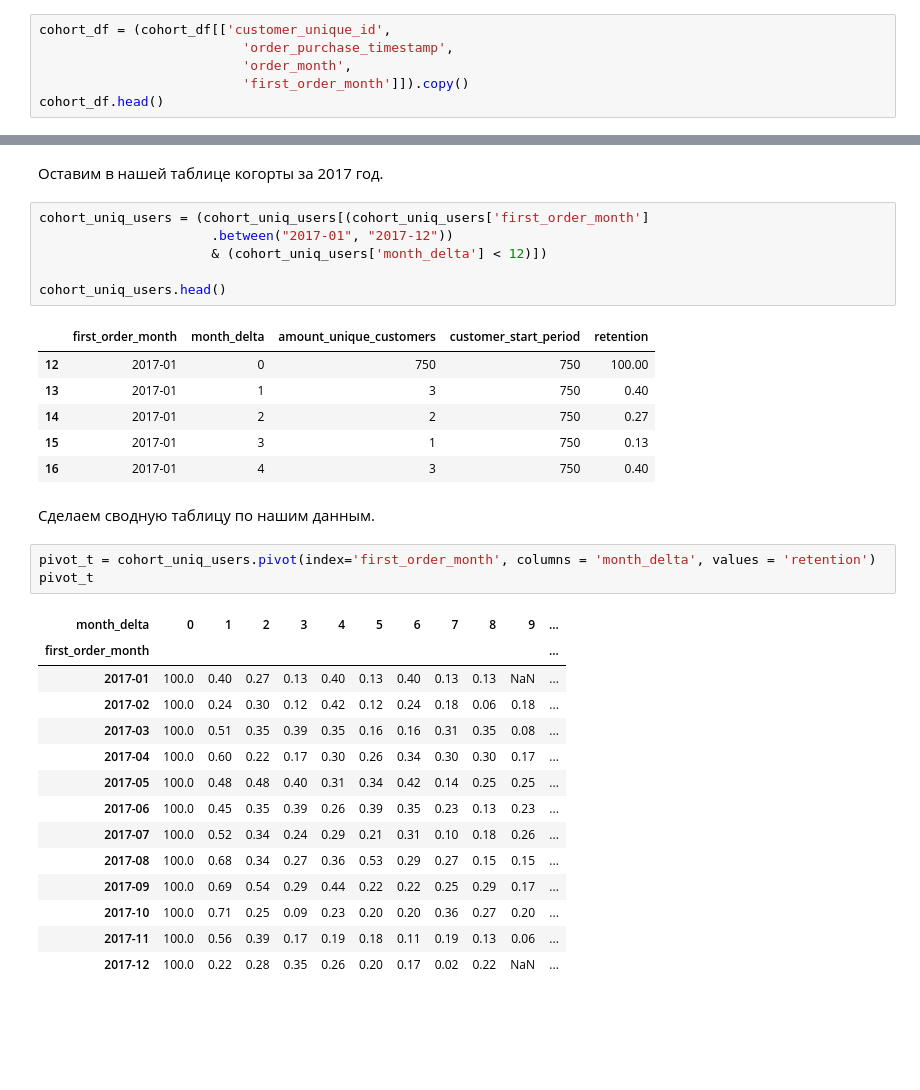
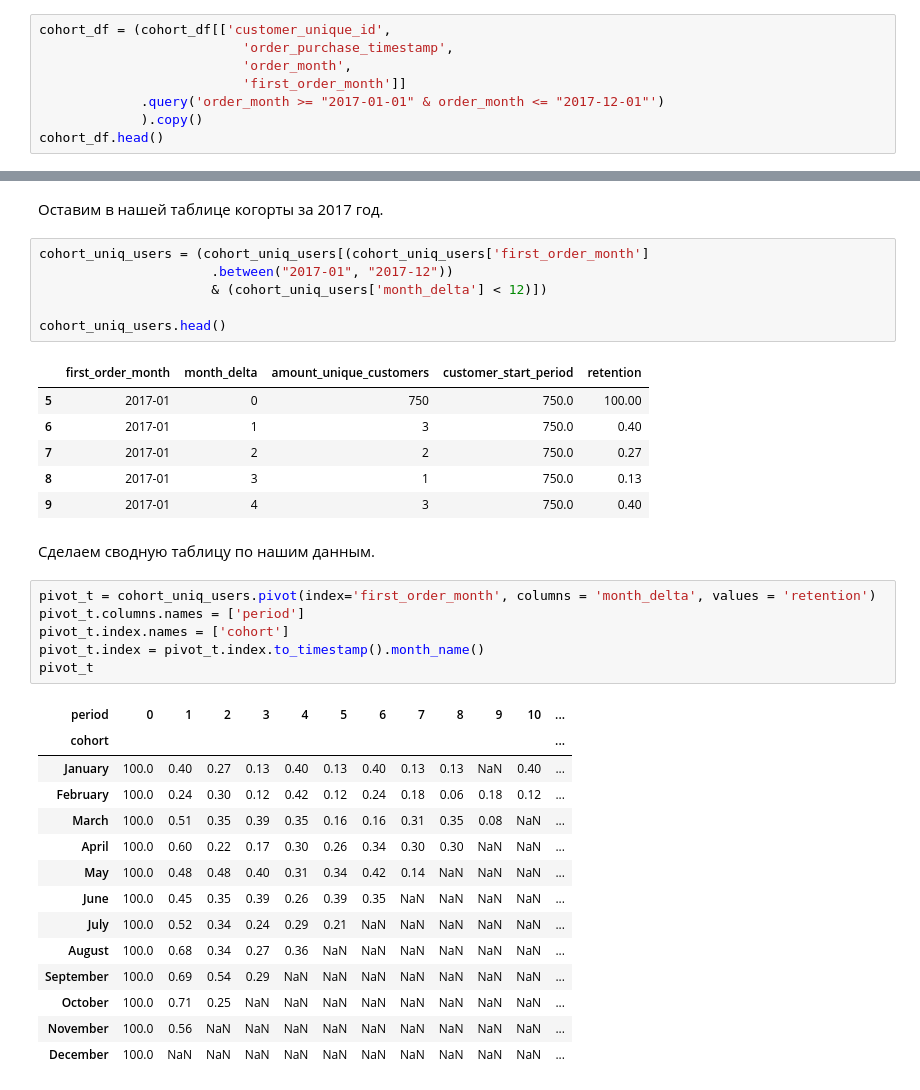
Before and after one commit to Terkinsss/karpov_courses_intermediate_project, a Jupyter notebook: Project.ipynb, the cells around one changed output, grey strips where cells are left out. Drawn from its saved outputs; the diff is of its cells as text; blank space fills up the shorter version.

```diff
--- a/Project.ipynb
+++ b/Project.ipynb
@@ -639,7 +637,9 @@ cohort_df.head()
 cohort_df = (cohort_df[['customer_unique_id',
                           'order_purchase_timestamp',
                           'order_month',
-                          'first_order_month']]).copy()
+                          'first_order_month']]
+             .query('order_month >= "2017-01-01" & order_month <= "2017-12-01"')
+             ).copy()
 cohort_df.head()
 # %% [output]
 |  | customer_unique_id | order_purchase_timestamp | order_month | first_order_month |
@@ -717,28 +734,31 @@ cohort_uniq_users = (cohort_uniq_users[(cohort_uniq_users['first_order_month']
 cohort_uniq_users.head()
 # %% [output]
 |  | first_order_month | month_delta | amount_unique_customers | customer_start_period | retention |
-| 12 | 2017-01 | 0 | 750 | 750 | 100.00 |
-| 13 | 2017-01 | 1 | 3 | 750 | 0.40 |
-| 14 | 2017-01 | 2 | 2 | 750 | 0.27 |
-| 15 | 2017-01 | 3 | 1 | 750 | 0.13 |
-| 16 | 2017-01 | 4 | 3 | 750 | 0.40 |
+| 5 | 2017-01 | 0 | 750 | 750.0 | 100.00 |
+| 6 | 2017-01 | 1 | 3 | 750.0 | 0.40 |
+| 7 | 2017-01 | 2 | 2 | 750.0 | 0.27 |
+| 8 | 2017-01 | 3 | 1 | 750.0 | 0.13 |
+| 9 | 2017-01 | 4 | 3 | 750.0 | 0.40 |
 # %% [markdown]
 Сделаем сводную таблицу по нашим данным.
 # %%
 pivot_t = cohort_uniq_users.pivot(index='first_order_month', columns = 'month_delta', values = 'retention')
+pivot_t.columns.names = ['period']
+pivot_t.index.names = ['cohort']
+pivot_t.index = pivot_t.index.to_timestamp().month_name()
 pivot_t
 # %% [output]
-| month_delta | 0 | 1 | 2 | 3 | 4 | 5 | 6 | 7 | 8 | 9 | ... |
-| first_order_month |  |  |  |  |  |  |  |  |  |  | ... |
-| 2017-01 | 100.0 | 0.40 | 0.27 | 0.13 | 0.40 | 0.13 | 0.40 | 0.13 | 0.13 | NaN | ... |
-| 2017-02 | 100.0 | 0.24 | 0.30 | 0.12 | 0.42 | 0.12 | 0.24 | 0.18 | 0.06 | 0.18 | ... |
-| 2017-03 | 100.0 | 0.51 | 0.35 | 0.39 | 0.35 | 0.16 | 0.16 | 0.31 | 0.35 | 0.08 | ... |
-| 2017-04 | 100.0 | 0.60 | 0.22 | 0.17 | 0.30 | 0.26 | 0.34 | 0.30 | 0.30 | 0.17 | ... |
-| 2017-05 | 100.0 | 0.48 | 0.48 | 0.40 | 0.31 | 0.34 | 0.42 | 0.14 | 0.25 | 0.25 | ... |
-| 2017-06 | 100.0 | 0.45 | 0.35 | 0.39 | 0.26 | 0.39 | 0.35 | 0.23 | 0.13 | 0.23 | ... |
-| 2017-07 | 100.0 | 0.52 | 0.34 | 0.24 | 0.29 | 0.21 | 0.31 | 0.10 | 0.18 | 0.26 | ... |
-| 2017-08 | 100.0 | 0.68 | 0.34 | 0.27 | 0.36 | 0.53 | 0.29 | 0.27 | 0.15 | 0.15 | ... |
-| 2017-09 | 100.0 | 0.69 | 0.54 | 0.29 | 0.44 | 0.22 | 0.22 | 0.25 | 0.29 | 0.17 | ... |
-| 2017-10 | 100.0 | 0.71 | 0.25 | 0.09 | 0.23 | 0.20 | 0.20 | 0.36 | 0.27 | 0.20 | ... |
-| 2017-11 | 100.0 | 0.56 | 0.39 | 0.17 | 0.19 | 0.18 | 0.11 | 0.19 | 0.13 | 0.06 | ... |
-| 2017-12 | 100.0 | 0.22 | 0.28 | 0.35 | 0.26 | 0.20 | 0.17 | 0.02 | 0.22 | NaN | ... |
+| period | 0 | 1 | 2 | 3 | 4 | 5 | 6 | 7 | 8 | 9 | 10 | ... |
+| cohort |  |  |  |  |  |  |  |  |  |  |  | ... |
+| January | 100.0 | 0.40 | 0.27 | 0.13 | 0.40 | 0.13 | 0.40 | 0.13 | 0.13 | NaN | 0.40 | ... |
+| February | 100.0 | 0.24 | 0.30 | 0.12 | 0.42 | 0.12 | 0.24 | 0.18 | 0.06 | 0.18 | 0.12 | ... |
+| March | 100.0 | 0.51 | 0.35 | 0.39 | 0.35 | 0.16 | 0.16 | 0.31 | 0.35 | 0.08 | NaN | ... |
+| April | 100.0 | 0.60 | 0.22 | 0.17 | 0.30 | 0.26 | 0.34 | 0.30 | 0.30 | NaN | NaN | ... |
+| May | 100.0 | 0.48 | 0.48 | 0.40 | 0.31 | 0.34 | 0.42 | 0.14 | NaN | NaN | NaN | ... |
+| June | 100.0 | 0.45 | 0.35 | 0.39 | 0.26 | 0.39 | 0.35 | NaN | NaN | NaN | NaN | ... |
+| July | 100.0 | 0.52 | 0.34 | 0.24 | 0.29 | 0.21 | NaN | NaN | NaN | NaN | NaN | ... |
+| August | 100.0 | 0.68 | 0.34 | 0.27 | 0.36 | NaN | NaN | NaN | NaN | NaN | NaN | ... |
+| September | 100.0 | 0.69 | 0.54 | 0.29 | NaN | NaN | NaN | NaN | NaN | NaN | NaN | ... |
+| October | 100.0 | 0.71 | 0.25 | NaN | NaN | NaN | NaN | NaN | NaN | NaN | NaN | ... |
+| November | 100.0 | 0.56 | NaN | NaN | NaN | NaN | NaN | NaN | NaN | NaN | NaN | ... |
+| December | 100.0 | NaN | NaN | NaN | NaN | NaN | NaN | NaN | NaN | NaN | NaN | ... |
```
Also changed, not shown: parts of 13 cells of this notebook.
